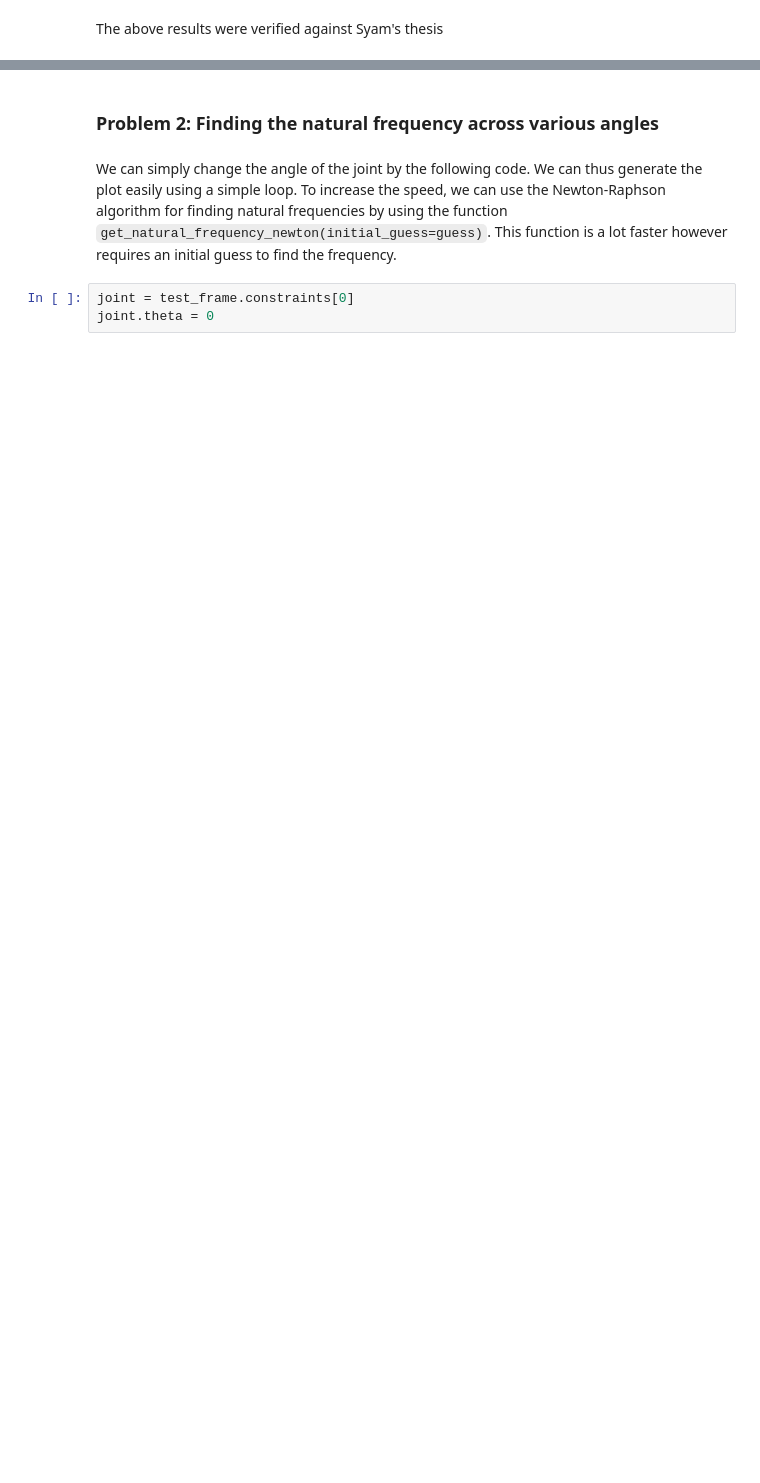
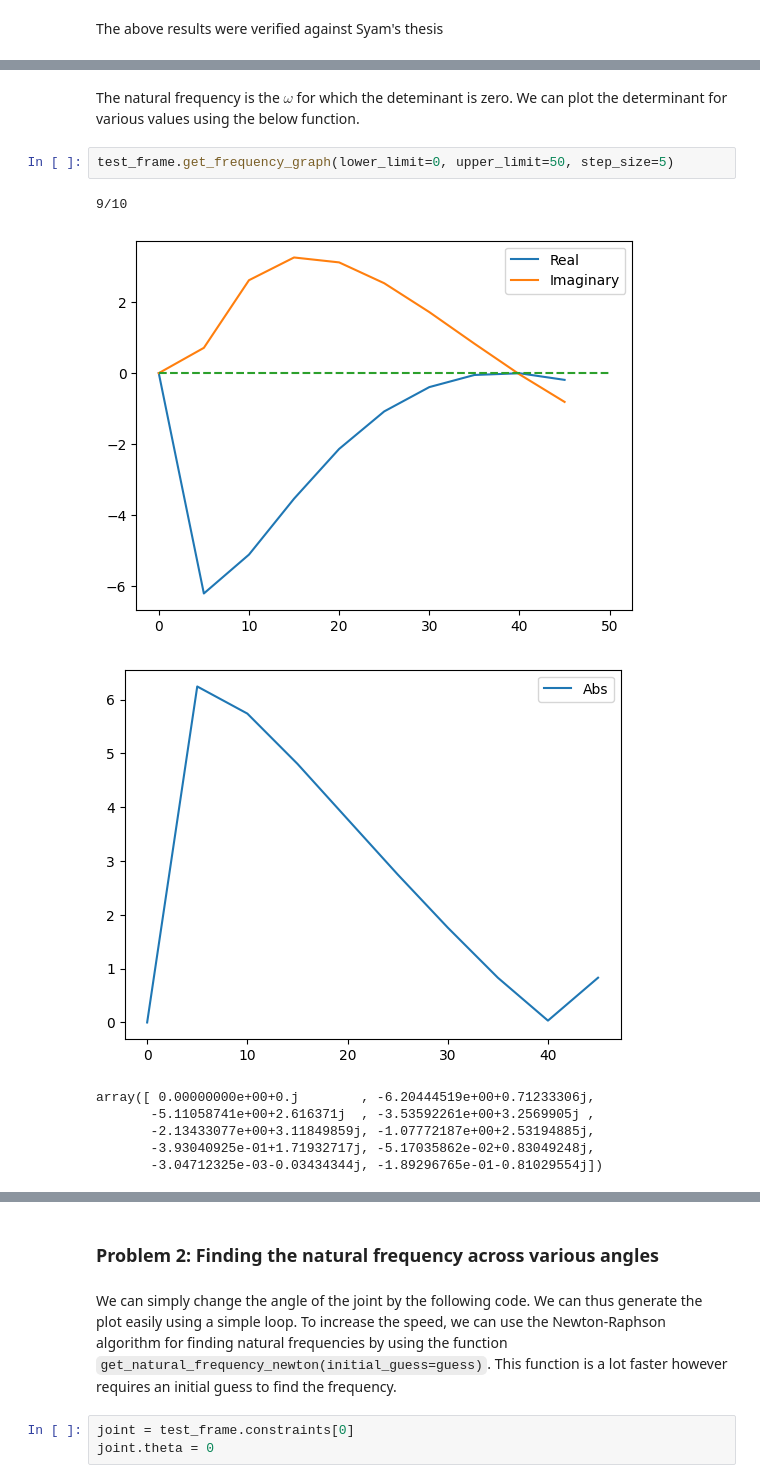
Before and after one commit to Manofmomo/AcousticAnalyser, a Jupyter notebook: src/documentation.ipynb, the cells around one changed output, grey strips where cells are left out. Cells and saved outputs as stored; diff of their text form; blank space fills up the shorter version.

```diff
--- a/src/documentation.ipynb
+++ b/src/documentation.ipynb
@@ -141,0 +168,13 @@ The above results were verified against Syam's thesis
+# %% [markdown]
+The natural frequency is the $\omega$ for which the deteminant is zero. We can plot the determinant for various values using the below function.
+# %%
+test_frame.get_frequency_graph(lower_limit=0, upper_limit=50, step_size=5)
+# %% [output]
+9/10
+[figure, added]
+[figure, added]
+array([ 0.00000000e+00+0.j        , -6.20444519e+00+0.71233306j,
+       -5.11058741e+00+2.616371j  , -3.53592261e+00+3.2569905j ,
+       -2.13433077e+00+3.11849859j, -1.07772187e+00+2.53194885j,
+       -3.93040925e-01+1.71932717j, -5.17035862e-02+0.83049248j,
+       -3.04712325e-03-0.03434344j, -1.89296765e-01-0.81029554j])
```
Also changed, not shown: parts of 22 cells of this notebook, 6 other files.
